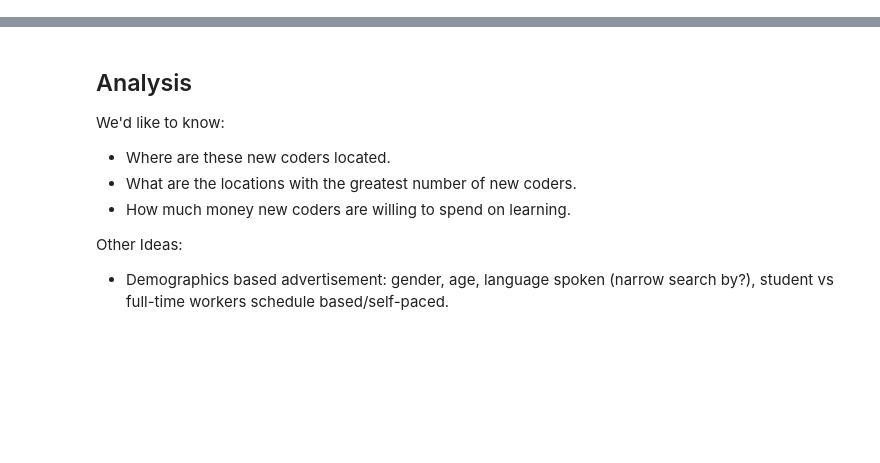
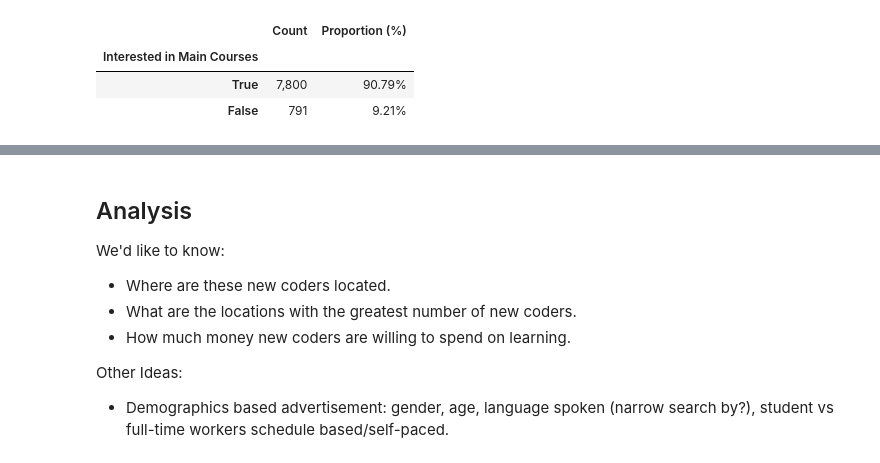
Before and after one commit to shree131/best-market-to-advertise-case_study, a Jupyter notebook: Best_Market_Analysis_Report.ipynb, the cells around one changed output, grey strips where cells are left out. Drawn from its saved outputs; the diff is of its cells as text; code cells hidden in the pictures; blank space fills up the shorter version.

```diff
--- a/Best_Market_Analysis_Report.ipynb
+++ b/Best_Market_Analysis_Report.ipynb
@@ -388,0 +211,20 @@ Name: proportion, Length: 3846, dtype: float64
+# %%
+# Create a boolean Series for jobs that align with the main courses offered
+main_interests_bool = interests_non_null.str.lower().str.contains('web developer|mobile developer|data scientist')
+
+# Generate frequency and proportional distribution, applying formatting
+main_count = main_interests_bool.value_counts().apply(lambda x: f"{x:,}") # Apply thousand separater format
+main_proportion = (main_interests_bool.value_counts(normalize=True) * 100).apply(lambda x: f"{x: .2f}%") # Apply percentage format
+
+# Create a DataFrame with the formatted counts and proportions
+frequency_table = pd.DataFrame(data={'Count': main_count, 'Proportion (%)': main_proportion})
+
+# Update the name of the index
+frequency_table.index.name = 'Interested in Main Courses'
+
+frequency_table
+# %% [output]
+|  | Count | Proportion (%) |
+| Interested in Main Courses |  |  |
+| True | 7,800 | 90.79% |
+| False | 791 | 9.21% |
```
Also changed, not shown: parts of 61 cells of this notebook.
